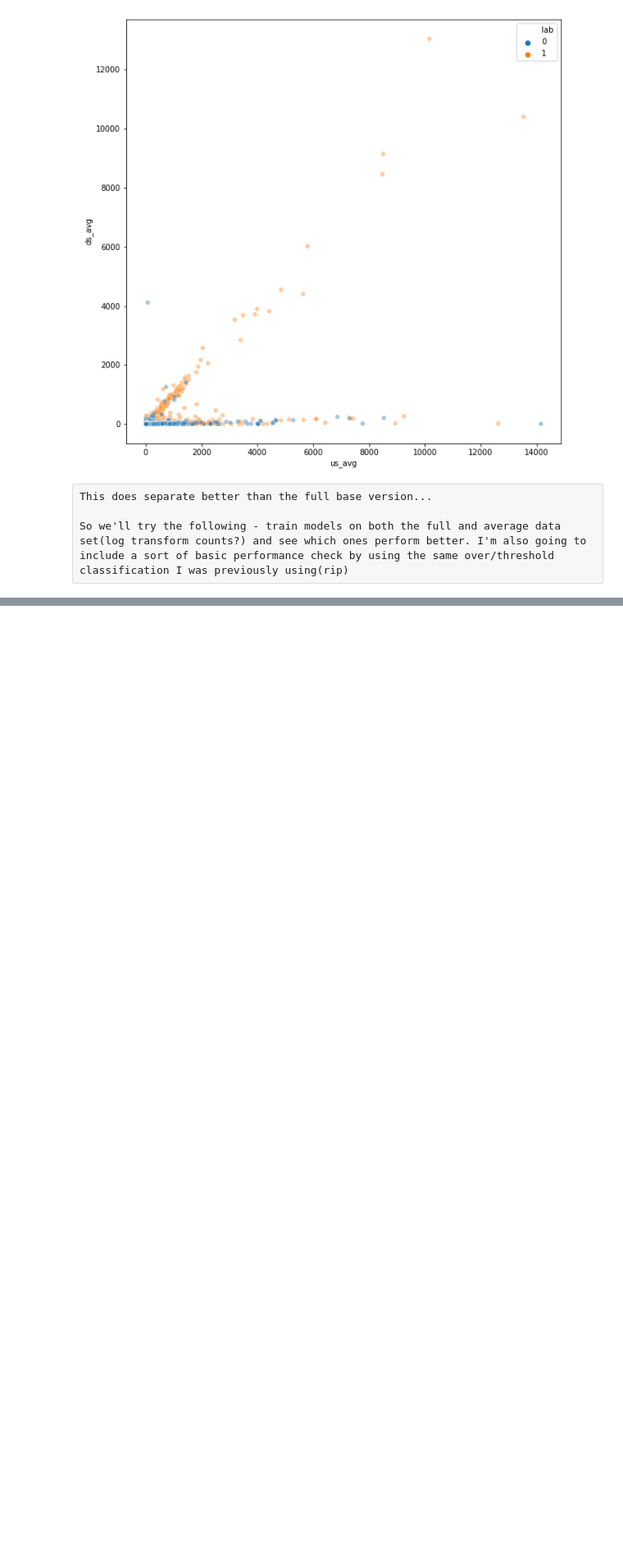
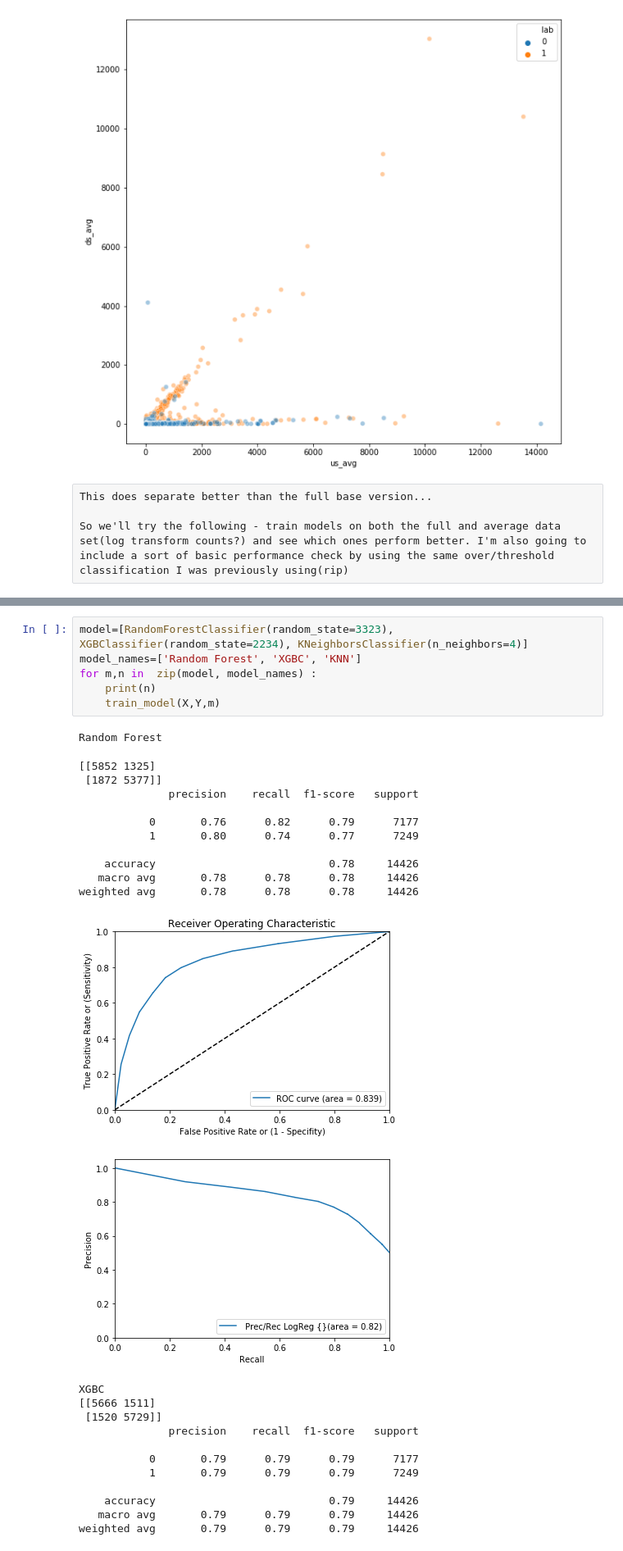
Before and after one commit to vinay-swamy/eyesplice_predictor, a Jupyter notebook: notebooks/explore_data.ipynb, the cells around one changed output, grey strips where cells are left out. Shown at 82% size. Cells and saved outputs as stored; diff of their text form; blank space fills up the shorter version.

```diff
--- a/notebooks/explore_data.ipynb
+++ b/notebooks/explore_data.ipynb
@@ -126,0 +184,31 @@ So we'll try the following - train models on both the full and average data set(
+# %%
+model=[RandomForestClassifier(random_state=3323), XGBClassifier(random_state=2234), KNeighborsClassifier(n_neighbors=4)]
+model_names=['Random Forest', 'XGBC', 'KNN']
+for m,n in  zip(model, model_names) :
+    print(n)
+    train_model(X,Y,m)
+# %% [output]
+Random Forest
+[[5852 1325]
+ [1872 5377]]
+              precision    recall  f1-score   support
+
+           0       0.76      0.82      0.79      7177
+           1       0.80      0.74      0.77      7249
+
+    accuracy                           0.78     14426
+   macro avg       0.78      0.78      0.78     14426
+weighted avg       0.78      0.78      0.78     14426
+[figure, added]
+[figure, added]
+XGBC
+[[5666 1511]
+ [1520 5729]]
+              precision    recall  f1-score   support
+
+           0       0.79      0.79      0.79      7177
+           1       0.79      0.79      0.79      7249
+
+    accuracy                           0.79     14426
+   macro avg       0.79      0.79      0.79     14426
+weighted avg       0.79      0.79      0.79     14426
```
Also changed, not shown: parts of 12 cells of this notebook.
